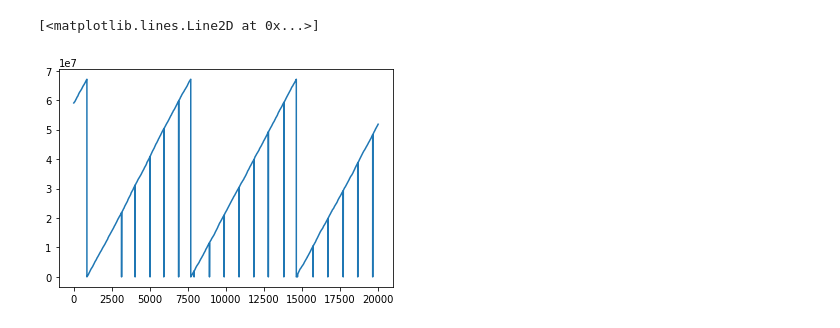
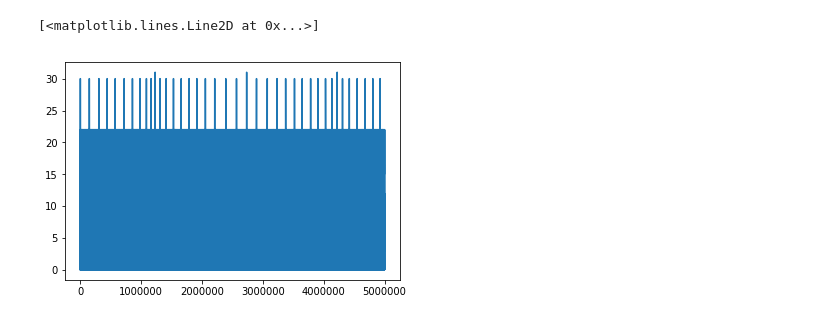
Before and after one commit to pawlowska/stage-control, a Jupyter notebook: SPAD TRIGGER TRANSLATOR.ipynb, the cells around one changed output. Cells and saved outputs as stored; diff of their text form; code cells hidden in the pictures.

```diff
--- a/SPAD TRIGGER TRANSLATOR.ipynb
+++ b/SPAD TRIGGER TRANSLATOR.ipynb
@@ -69,5 +349,5 @@ print(np.unique(val_addr, return_counts=True))
-# %%
-plt.plot(val_timestamps[20000:40000])
-# %% [output]
-[<matplotlib.lines.Line2D at 0x...>]
-[figure, removed]
+# %%
+plt.plot(val_addr[5000000:10000000])
+# %% [output]
+[<matplotlib.lines.Line2D at 0x...>]
+[figure, added]
```
Also changed, not shown: parts of 26 cells of this notebook.
